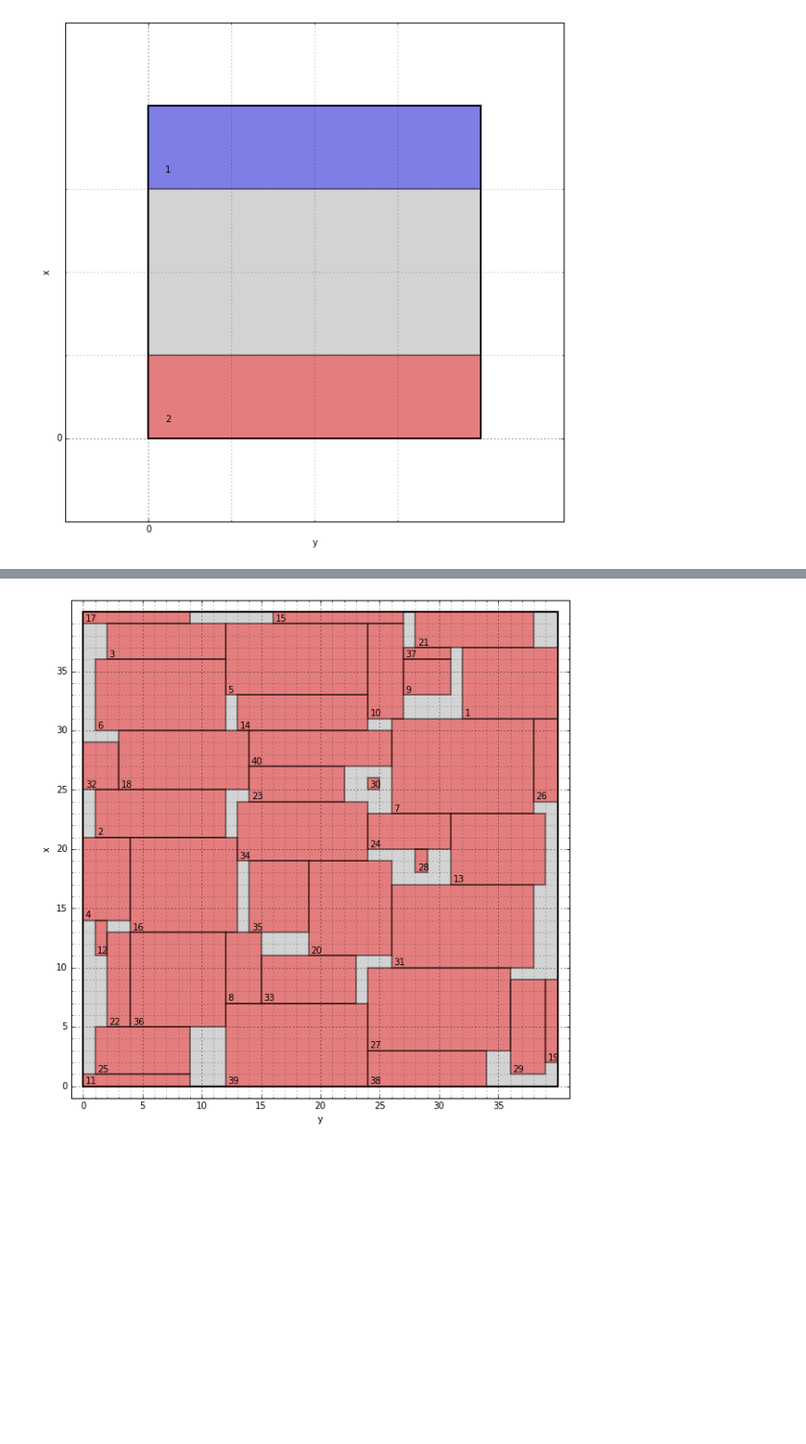
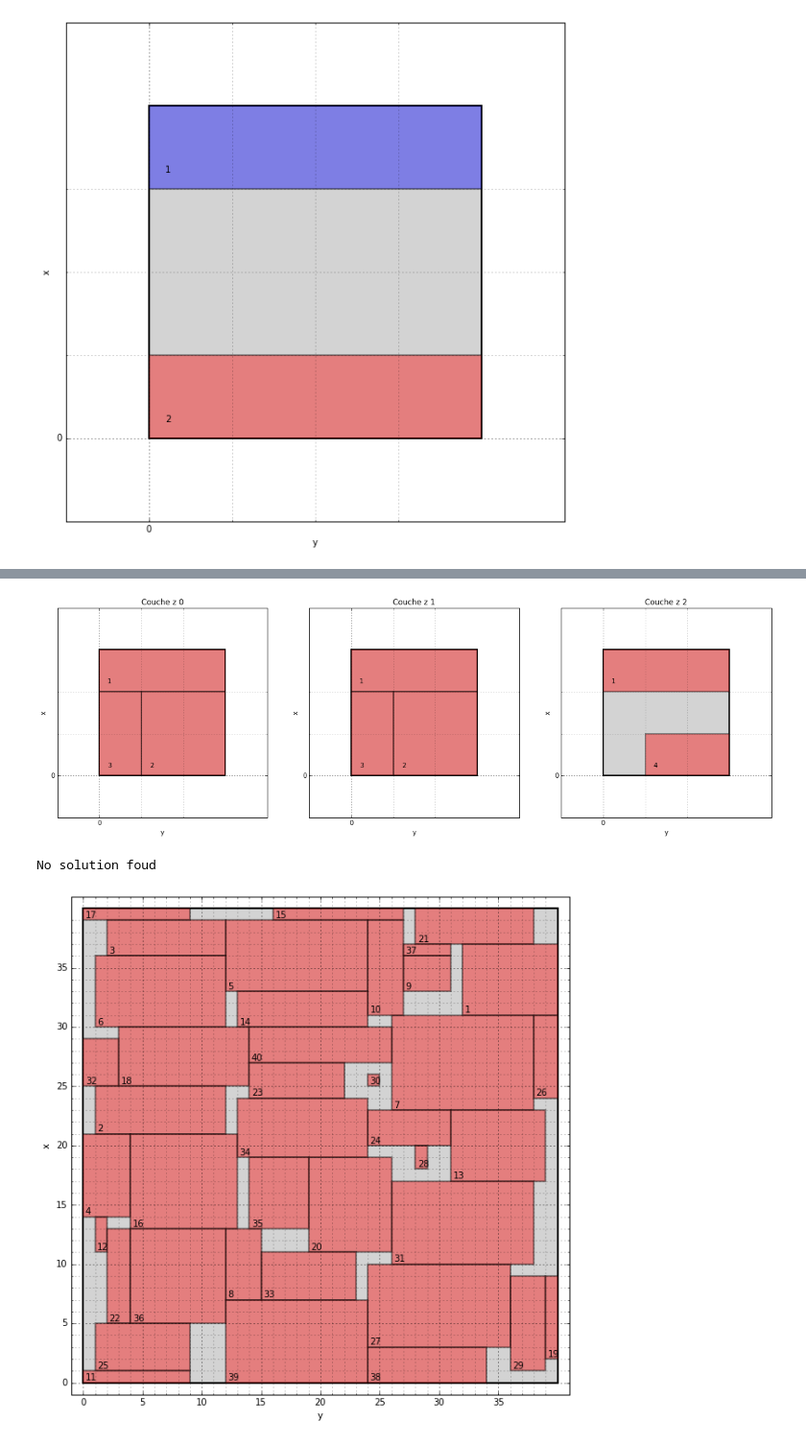
Before and after one commit to C4ptainCrunch/info-f-302, a Jupyter notebook: src/py/results.ipynb, the cells around one changed output, grey strips where cells are left out. Shown at 96% size. Drawn from its saved outputs; the diff is of its cells as text; code cells hidden in the pictures; blank space fills up the shorter version.

```diff
--- a/src/py/results.ipynb
+++ b/src/py/results.ipynb
@@ -21,3 +21,14 @@ show_solution_3D(*call("../data/3D", "-3"))
+# %%
+show_solution_3D(*call("../data/3D", "-f"))
+# %% [output]
+[figure, added]
+# %%
+try:
+    show_solution(*call("../data/impossible", "-2"))
+except subprocess.CalledProcessError:
+    print("No solution foud")
+# %% [output]
+No solution foud
 # %%
 show_solution(*call("../data/BENG06.TXT", "-2"))
 # %% [output]
```
Also changed, not shown: parts of 5 cells of this notebook, 1 other file.
